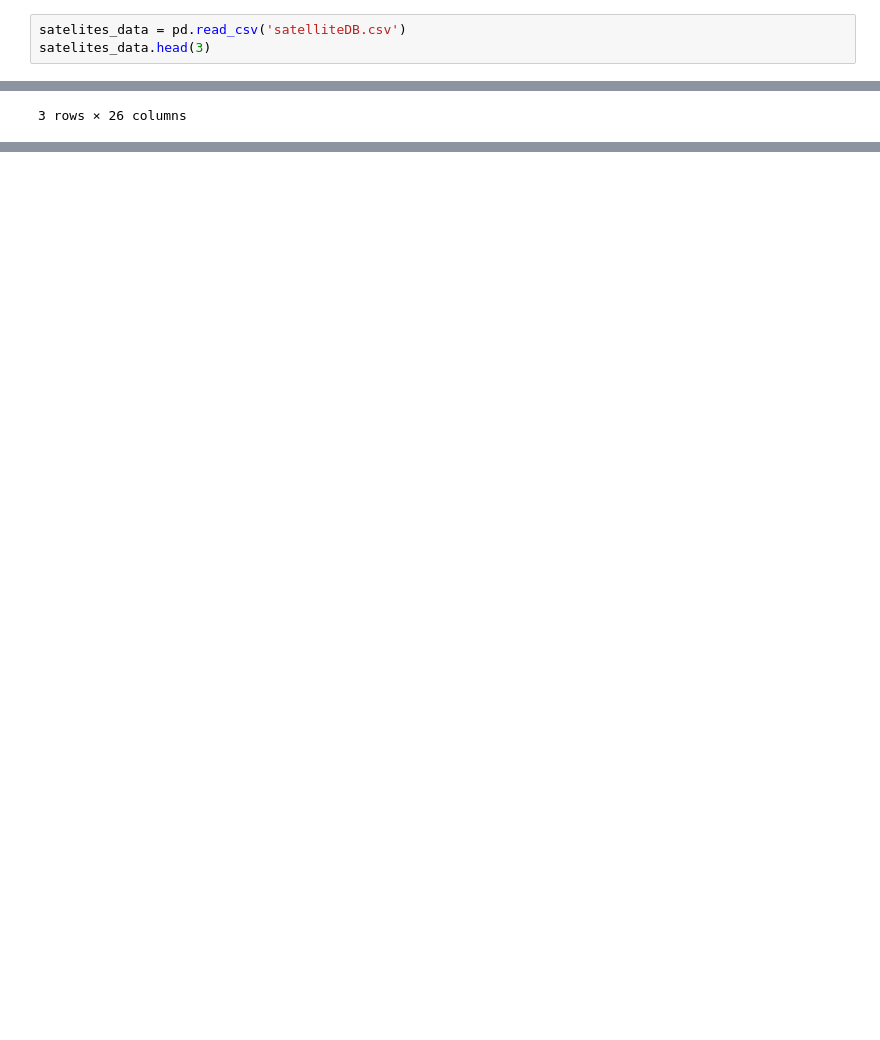
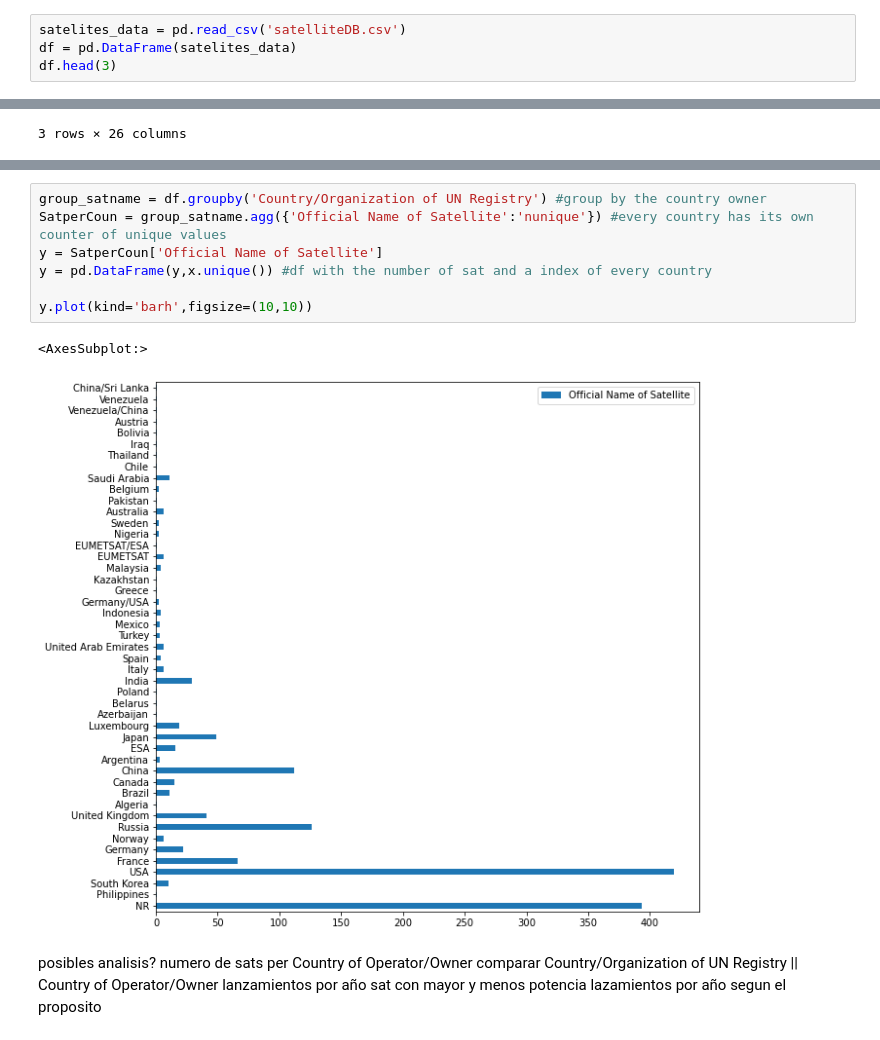
Before and after one commit to NickSamboni/AnalysingSatData, a Jupyter notebook: satellite.ipynb, the cells around one changed output, grey strips where cells are left out. Drawn from its saved outputs; the diff is of its cells as text; blank space fills up the shorter version.

```diff
--- a/satellite.ipynb
+++ b/satellite.ipynb
@@ -9,7 +10,8 @@ import pandas as pd
 import matplotlib.pyplot as plt
 # %%
 satelites_data = pd.read_csv('satelliteDB.csv')
-satelites_data.head(3)
+df = pd.DataFrame(satelites_data)
+df.head(3)
 # %% [output]
 |  | Official Name of Satellite | Country/Organization of UN Registry | Operator/Owner | Country of Operator/Owner | Users | Purpose | ... |
 | 0 | AAUSat-4 | NR | University of Aalborg | Denmark | Civil | Earth Observation | ... |
@@ -50,0 +42,17 @@ for column in satelites_data.columns:
+# %%
+group_satname = df.groupby('Country/Organization of UN Registry') #group by the country owner
+SatperCoun = group_satname.agg({'Official Name of Satellite':'nunique'}) #every country has its own counter of unique values
+y = SatperCoun['Official Name of Satellite']
+y = pd.DataFrame(y,x.unique()) #df with the number of sat and a index of every country
+
+y.plot(kind='barh',figsize=(10,10))
+# %% [output]
+<AxesSubplot:>
+[figure, added]
+# %% [markdown]
+posibles analisis?
+numero de sats per Country of Operator/Owner
+comparar Country/Organization of UN Registry || Country of Operator/Owner
+lanzamientos por año
+sat con mayor y menos potencia
+lazamientos por año segun el proposito
```
Also changed, not shown: parts of 4 cells of this notebook.
